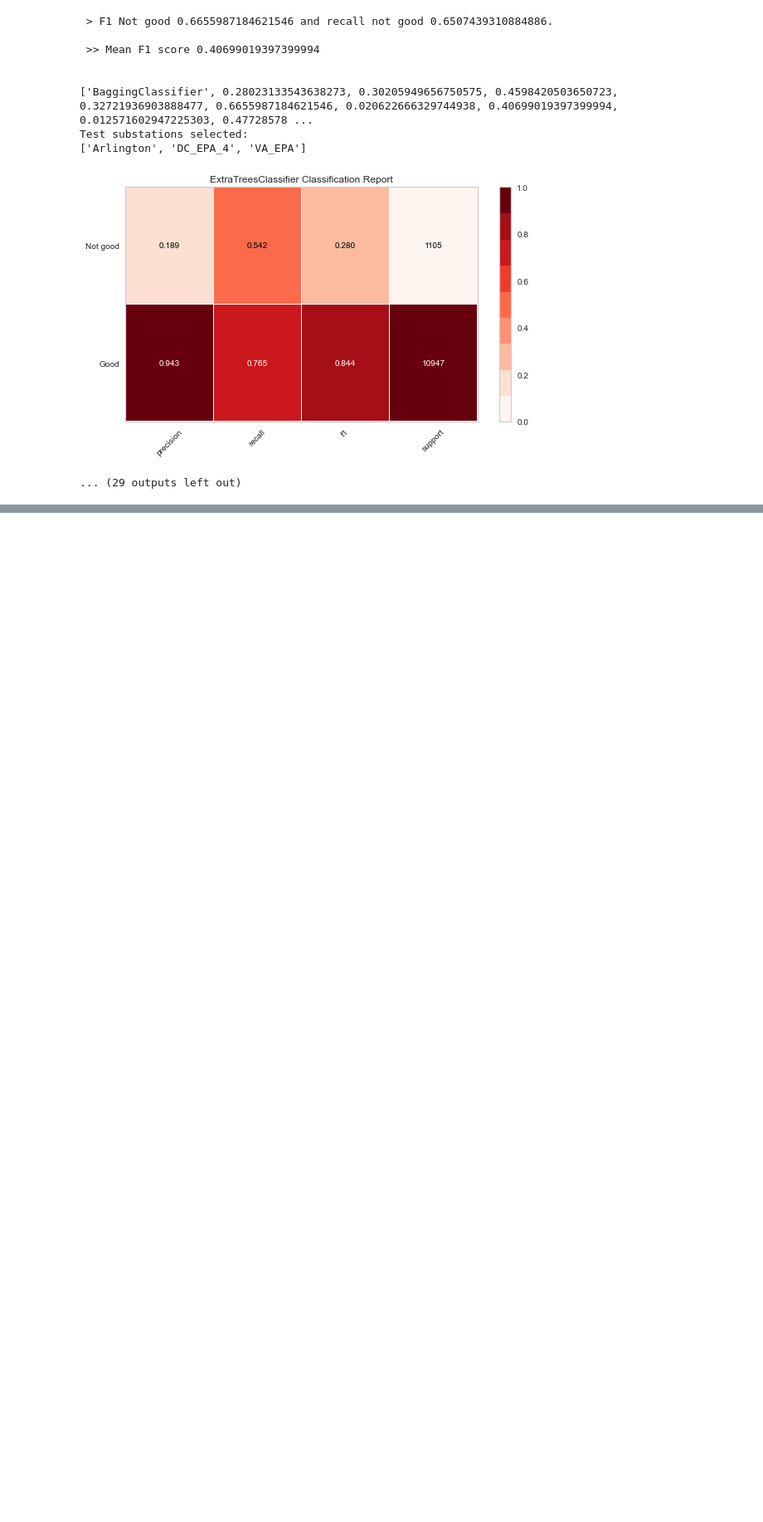
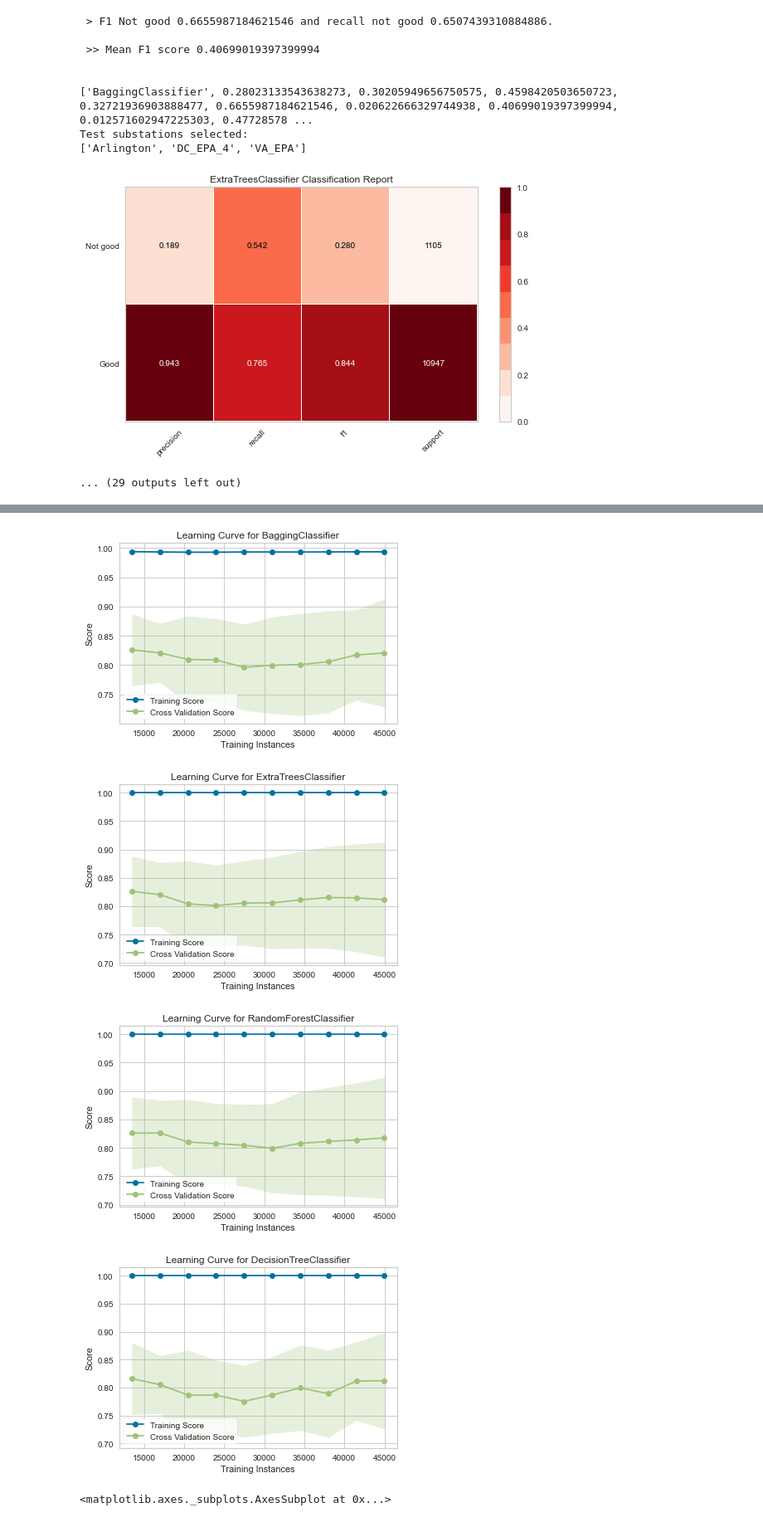
Before and after one commit to georgetown-analytics/Air-Pollution, a Jupyter notebook: model/3.2 - Model Selection - Classification.ipynb, the cells around one changed output, grey strips where cells are left out. Shown: that part at 83% size. Cells and saved outputs as stored; diff of their text form; code cells hidden in the pictures; blank space fills up the shorter version.

Commit message:
adding learning curve and first pre-conlusion

```diff
--- a/model/3.2 - Model Selection - Classification.ipynb
+++ b/model/3.2 - Model Selection - Classification.ipynb
@@ -277,3 +295,46 @@ dfScores.head(7)
+# %%
+groups = gs["station_id"].astype('category').cat.codes.tolist()
+gkf = GroupKFold(n_splits=13)
+
+
+# Create the learning curve visualizer
+cv = gkf.split(X, y, groups=groups)
+sizes = np.linspace(0.3, 1.0, 10)
+
+# Instantiate the classification model and visualizer
+
+visualizer = LearningCurve(
+    BaggingClassifier(), cv=cv, scoring='f1_weighted', train_sizes=sizes, n_jobs=4
+)
+visualizer.fit(X, y)        # Fit the data to the visualizer
+visualizer.show()           # Finalize and render the figure
+
+cv = gkf.split(X, y, groups=groups)
+visualizer = LearningCurve(
+    ExtraTreesClassifier(), cv=cv, scoring='f1_weighted', train_sizes=sizes, n_jobs=4
+)
+visualizer.fit(X, y)        # Fit the data to the visualizer
+visualizer.show()           # Finalize and render the figure
+
+cv = gkf.split(X, y, groups=groups)
+visualizer = LearningCurve(
+    RandomForestClassifier(), cv=cv, scoring='f1_weighted', train_sizes=sizes, n_jobs=4
+)
+visualizer.fit(X, y)        # Fit the data to the visualizer
+visualizer.show()           # Finalize and render the figure
+
+cv = gkf.split(X, y, groups=groups)
+visualizer = LearningCurve(
+    DecisionTreeClassifier(), cv=cv, scoring='f1_weighted', train_sizes=sizes, n_jobs=4
+)
+visualizer.fit(X, y)        # Fit the data to the visualizer
+visualizer.show()           # Finalize and render the figure
+# %% [output]
+[figure, added]
+[figure, added]
+[figure, added]
+[figure, added]
+<matplotlib.axes._subplots.AxesSubplot at 0x...>
 # %% [markdown]
 ## Conclusion
 
```
Also changed, not shown: parts of 3 cells of this notebook.
